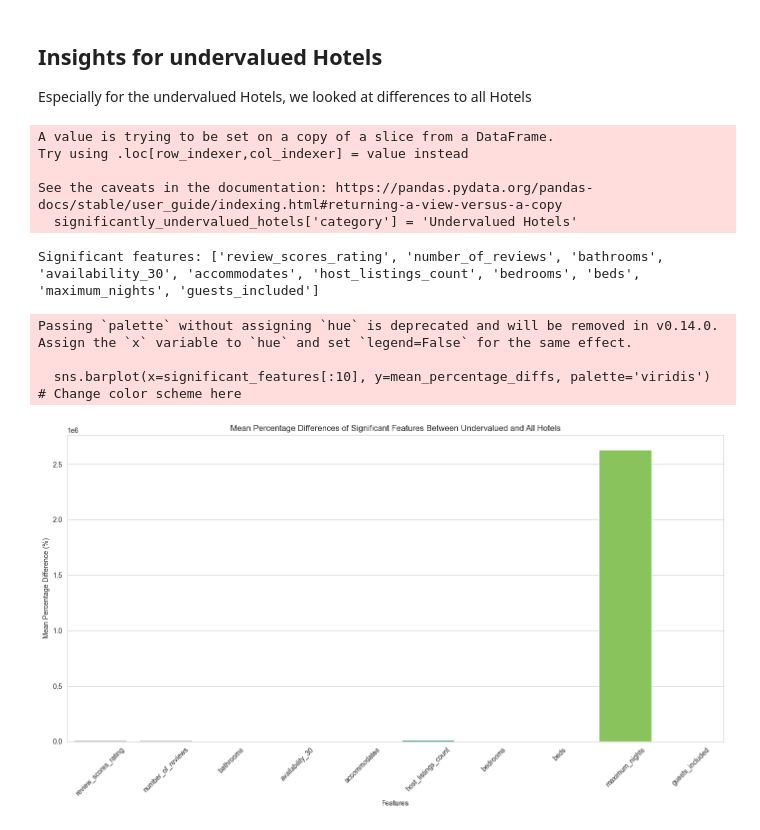
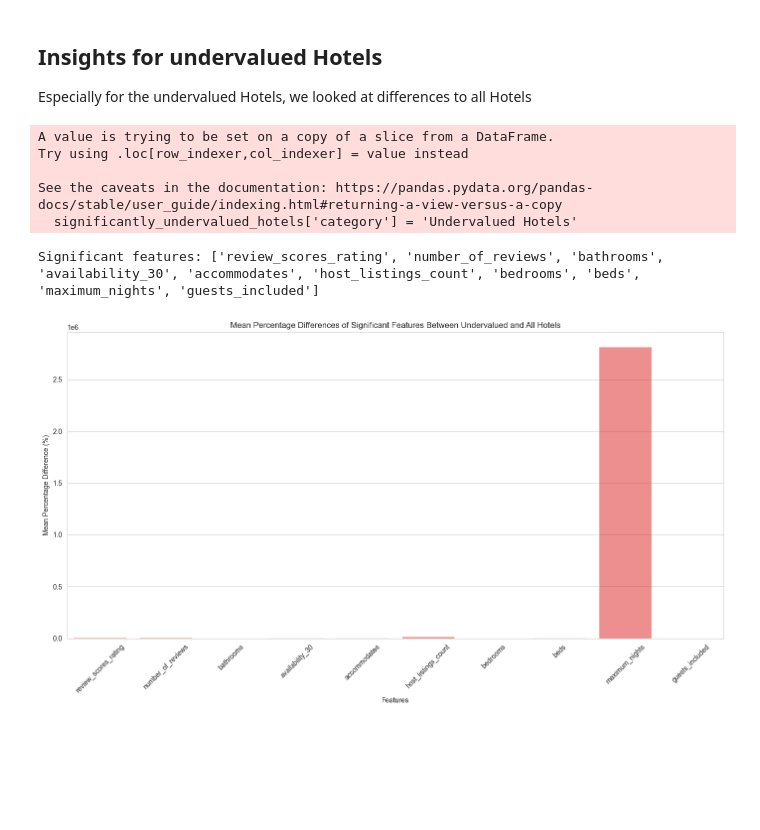
Before and after one commit to paulKlarer/BI_oyo_hotel_prices, a Jupyter notebook: code/analysis.ipynb, the cells around one changed output. Drawn from its saved outputs; the diff is of its cells as text; code cells hidden in the pictures; blank space fills up the shorter version.

```diff
--- a/code/analysis.ipynb
+++ b/code/analysis.ipynb
@@ -268,8 +268,8 @@ X = merged_df.drop(columns='price')  # Drop rental price
 y = merged_df['price']
 
 # Train Test split with stratification
-y_binned = pd.qcut(y, q=10, labels=False)
-X_train, X_test, y_train, y_test = train_test_split(X, y, test_size=0.2, random_state=42, stratify=y_binned)
+# y_binned = pd.qcut(y, q=10, labels=False)
+X_train, X_test, y_train, y_test = train_test_split(X, y, test_size=0.2, random_state=42) #stratify=y_binned
 # %% [markdown]
 # Correlation Analysis
 
@@ -634,9 +699,10 @@ print(r)
 As a key finding, we looked at Hotels who are priced lower than the estimation. These Hotels may be subject to missed potential and due for a price adjustment.
 # %%
 # Access the best model and features for the Random Forest from previous results
-best_rf_model = best_details['Random Forest Regressor']['best_model']
-best_features_indices = best_details['Random Forest Regressor']['best_features_indices']
-best_features = X.columns[best_features_indices]
+best_rf_model = models.get('Random Forest') #best_details['Random Forest Regressor']['best_model']
+# best_features_indices = best_details['Random Forest Regressor']['best_features_indices']
+# best_features = X.columns[best_features_indices]
+best_features = important_features
 
 # Fit the best RF model on the entire dataset using the selected features
 best_rf_model.fit(X[best_features], y)
@@ -652,7 +718,7 @@ merged_df['price_difference'] = merged_df['price'] - merged_df['predicted_price'
 merged_df['percentage_difference'] = (merged_df['price_difference'] / merged_df['predicted_price']) * 100
 
 # Identify significantly undervalued hotels
-significant_threshold = -50  # Negative because the actual price is lower than predicted
+significant_threshold = -33  # Negative because the actual price is lower than predicted
 significantly_undervalued_hotels = merged_df[merged_df['percentage_difference'] < significant_threshold]
 
 # Display the total count of significantly undervalued hotels
@@ -735,11 +786,10 @@ significantly_undervalued_hotels
 Especially for the undervalued Hotels, we looked at differences to all Hotels
 # %%
 from scipy.stats import ttest_ind, chi2_contingency
-import pandas as pd
 import matplotlib.pyplot as plt
 import seaborn as sns
 
-# Assume merged_df and significantly_undervalued_hotels are predefined DataFrames
+# Add a column to distinguish between undervalued and all hotels
 merged_df['category'] = 'All Hotels'
 significantly_undervalued_hotels['category'] = 'Undervalued Hotels'
 
@@ -774,36 +824,33 @@ for feature in features_to_test:
     categorical = 'room_type' in feature or feature in ['Essentials', 'Kitchen', 'Washer', 'Dryer', 'Heating', 'Internet', 'Wireless Internet', 'Air conditioning']
     p_value = test_significance(comparison_df, feature, categorical=categorical)
     if p_value < alpha:
         significant_features.append(feature)
 
 print(f"Significant features: {significant_features[:10]}")
 
 # Calculate mean percentage differences
 mean_percentage_diffs = []
 for feature in significant_features[:10]:
     mean_all = comparison_df[comparison_df['category'] == 'All Hotels'][feature].mean()
     mean_undervalued = comparison_df[comparison_df['category'] == 'Undervalued Hotels'][feature].mean()
     mean_diff = (mean_undervalued - mean_all) / mean_all * 100
     mean_percentage_diffs.append(mean_diff)
 
 # Create a bar plot for mean percentage differences
 plt.figure(figsize=(14, 8))
-sns.barplot(x=significant_features[:10], y=mean_percentage_diffs, palette='viridis')  # Change color scheme here
+sns.barplot(x=significant_features[:10], y=mean_percentage_diffs, color='red', alpha=0.5)
 plt.title('Mean Percentage Differences of Significant Features Between Undervalued and All Hotels')
 plt.xlabel('Features')
 plt.ylabel('Mean Percentage Difference (%)')
 plt.xticks(rotation=45)
 plt.tight_layout()
 plt.show()
 # %% [output]
 A value is trying to be set on a copy of a slice from a DataFrame.
 Try using .loc[row_indexer,col_indexer] = value instead
 
 See the caveats in the documentation: https://pandas.pydata.org/pandas-docs/stable/user_guide/indexing.html#returning-a-view-versus-a-copy
   significantly_undervalued_hotels['category'] = 'Undervalued Hotels'
 Significant features: ['review_scores_rating', 'number_of_reviews', 'bathrooms', 'availability_30', 'accommodates', 'host_listings_count', 'bedrooms', 'beds', 'maximum_nights', 'guests_included']
-Passing `palette` without assigning `hue` is deprecated and will be removed in v0.14.0. Assign the `x` variable to `hue` and set `legend=False` for the same effect.
-
-  sns.barplot(x=significant_features[:10], y=mean_percentage_diffs, palette='viridis')  # Change color scheme here
-[figure, old version]
+[figure, new version]
 # %%
```
Also changed, not shown: parts of 8 cells of this notebook, 1 other file.
